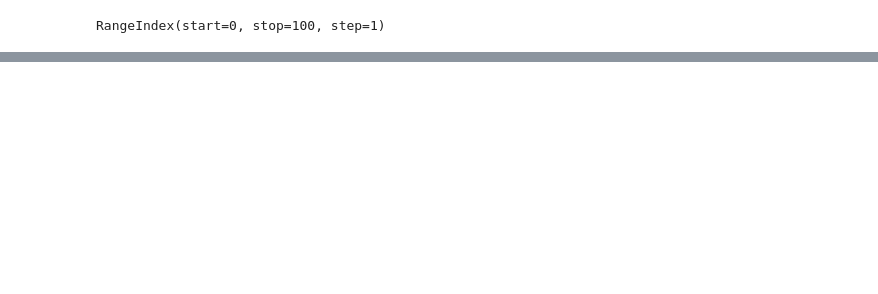
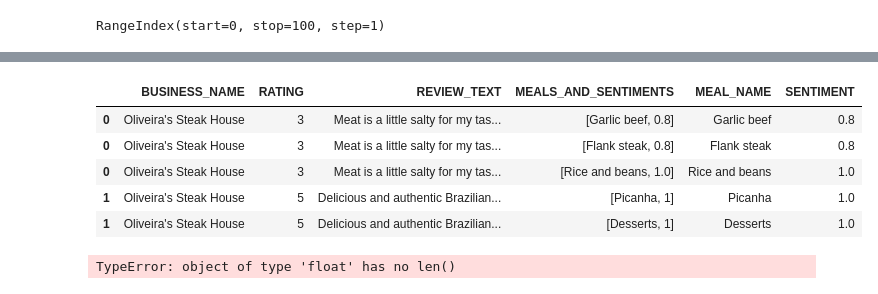
Before and after one commit to harshshah2599/BiteBuddy, a Jupyter notebook: LLM/LLM_Processing.ipynb, the cells around one changed output, grey strips where cells are left out. Cells and saved outputs as stored; diff of their text form; code cells hidden in the pictures; blank space fills up the shorter version.

```diff
--- a/LLM/LLM_Processing.ipynb
+++ b/LLM/LLM_Processing.ipynb
@@ -112,7 +118,7 @@ def get_meal_names(review_text):
 review_column = 'REVIEW_TEXT'
 llm_output_column = 'MEALS_AND_SENTIMENTS'
 
-def process_reviews(df, review_column, llm_output_column):
+def process_reviews(df, review_column='REVIEW_TEXT', llm_output_column='MEALS_AND_SENTIMENTS'):
     # 1. Processing Chunks - to apply the llm to the review_text column 90 records per minute
     # Chunk size limited by LLM API
     chunk_size = 90
@@ -185,0 +188,34 @@ result_df
+# %%
+df = result_df.copy()
+# Use apply along with pd.Series to split the lists into two columns
+df[['MEAL_NAME', 'SENTIMENT']] = df[llm_output_column].apply(lambda x: pd.Series([x[0], x[1]] if len(x) == 2 else ['', .5]))
+df.head()
+# %% [output]
+|  | BUSINESS_NAME | RATING | REVIEW_TEXT | MEALS_AND_SENTIMENTS | MEAL_NAME | SENTIMENT |
+| 0 | Oliveira's Steak House | 3 | Meat is a little salty for my tas... | [Garlic beef, 0.8] | Garlic beef | 0.8 |
+| 0 | Oliveira's Steak House | 3 | Meat is a little salty for my tas... | [Flank steak, 0.8] | Flank steak | 0.8 |
+| 0 | Oliveira's Steak House | 3 | Meat is a little salty for my tas... | [Rice and beans, 1.0] | Rice and beans | 1.0 |
+| 1 | Oliveira's Steak House | 5 | Delicious and authentic Brazilian... | [Picanha, 1] | Picanha | 1.0 |
+| 1 | Oliveira's Steak House | 5 | Delicious and authentic Brazilian... | [Desserts, 1] | Desserts | 1.0 |
+# %%
+###############################################################################
+# POST-PROCESSING:
+def post_processing(df, llm_output_column='MEALS_AND_SENTIMENTS'):
+    # Use explode to transform lists into separate rows
+    df = df.explode(llm_output_column)
+
+    # Use apply along with pd.Series to split the lists into two columns
+    df[['MEAL_NAME', 'SENTIMENT']] = df[llm_output_column].apply(lambda x: pd.Series([x[0], x[1]] if len(x) == 2 else ['', .5]))
+
+    # When the LLM messes up the format
+    # Convert lists to strings and remove square brackets
+    df[['MEAL_NAME', 'SENTIMENT']] = df[['MEAL_NAME', 'SENTIMENT']].apply(lambda x: str(x).strip('[]') if type(x) is list else x)
+
+    # Apply the function to the text column
+    # df['MEAL_NAME'] = df['MEAL_NAME'].apply(processing_fxns.remove_stop_words)
+
+    return df
+
+result_df = post_processing(df, llm_output_column)
+# %% [output]
+TypeError: object of type 'float' has no len()
```
Also changed, not shown: parts of 13 cells of this notebook, 5 other files.
